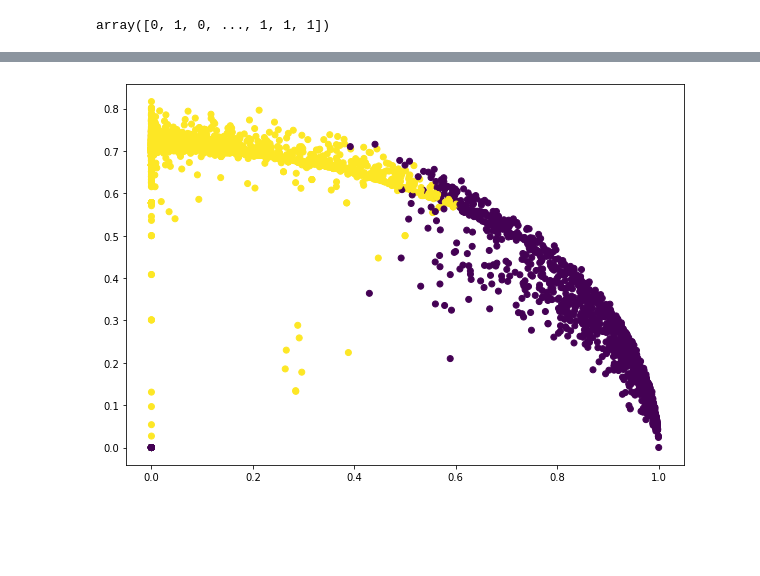
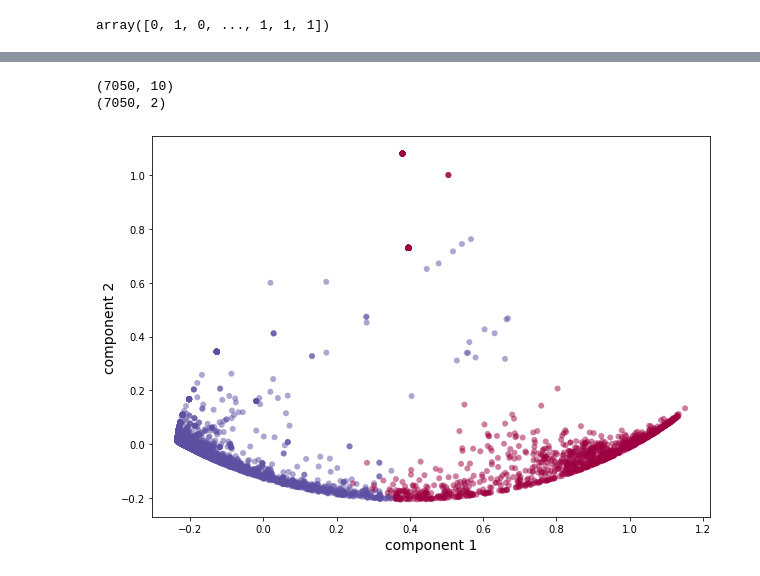
Before and after one commit to zonioi/IT_Academy_BA, a Jupyter notebook: Sprint8/Tasca_M8_T01.ipynb, the cells around one changed output, grey strips where cells are left out. Cells and saved outputs as stored; diff of their text form; code cells hidden in the pictures; blank space fills up the shorter version.

```diff
--- a/Sprint8/Tasca_M8_T01.ipynb
+++ b/Sprint8/Tasca_M8_T01.ipynb
@@ -287,7 +308,0 @@ plt.savefig('clusterized_ex1.png')
-# %%
-plt.figure(figsize=(10, 7))
-plt.scatter(scaled_features['num_comments'], scaled_features['num_reactions'], c=cluster.labels_)
-
-plt.savefig('clusterized_ex2.png')
-# %% [output]
-[figure, removed]
@@ -294,3 +312,22 @@ plt.savefig('clusterized_ex2.png')
+# %%
+pca = PCA(2)  # projectem les dades de 10 a 2 dimensions
+projected = pca.fit_transform(scaled_features)
+print(scaled_features.shape)
+print(projected.shape)
+# %% [output]
+(7050, 10)
+(7050, 2)
+# %%
+fig, ax = plt.subplots(figsize=(10,7))
+plt.scatter(projected[:, 0], projected[:, 1],
+            c=cluster.labels_, edgecolor='none', alpha=0.5,
+            cmap=plt.colormaps['Spectral'])
+plt.xlabel('component 1', fontsize=14)
+plt.ylabel('component 2', fontsize=14)
+
+plt.savefig('PCA.png')
+# %% [output]
+[figure, added]
 # %%
 # Silhouette score
 score = silhouette_score(scaled_features, cluster.labels_)
```
Also changed, not shown: parts of 15 cells of this notebook, 2 other files.
